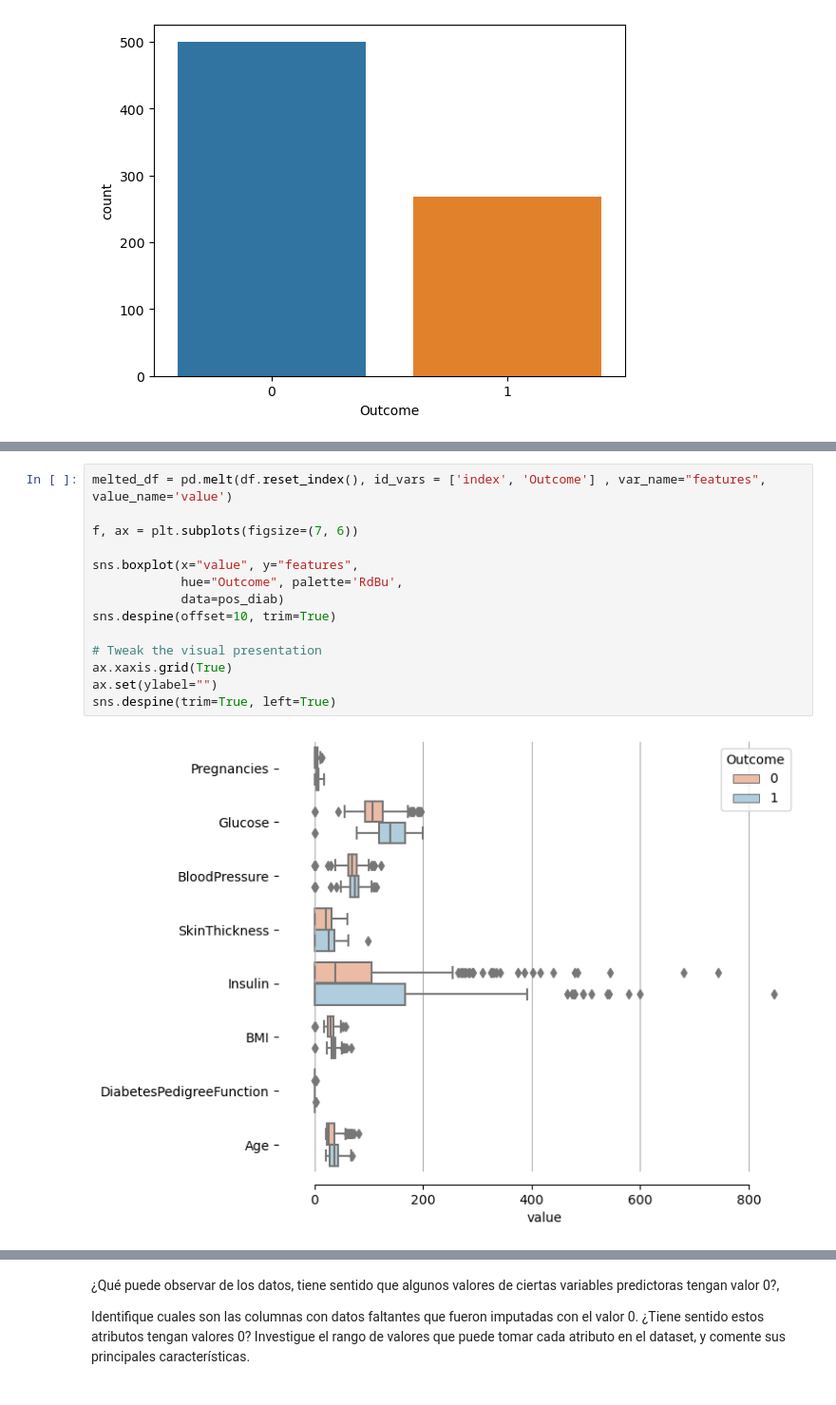
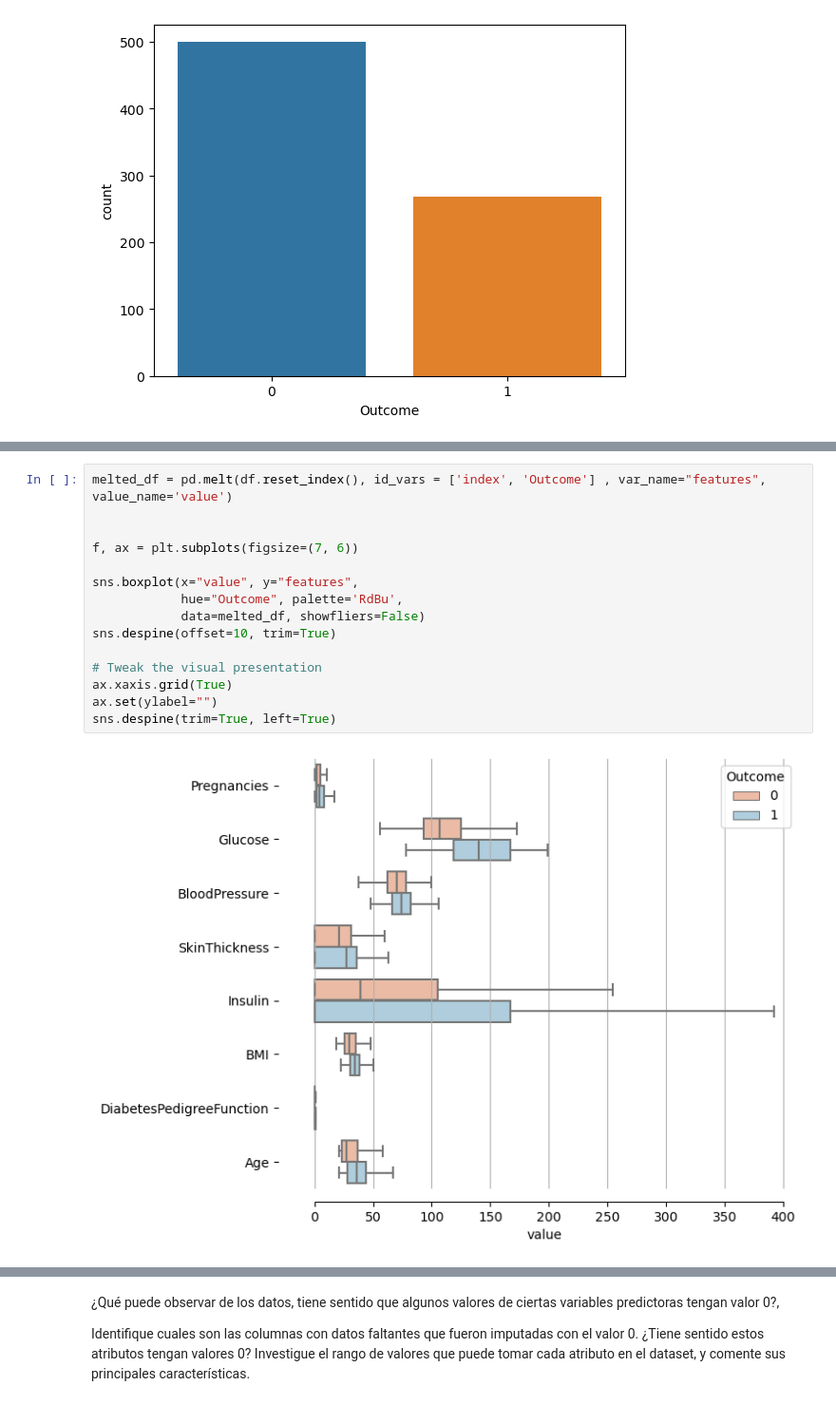
Before and after one commit to FabianCastellano/inf395_hw1, a Jupyter notebook: Enunciado_Tarea1.ipynb, the cells around one changed output, grey strips where cells are left out. Shown: that part at 95% size. Saved outputs shown, nothing was run; the diff lists cells and outputs as text.

```diff
--- a/Enunciado_Tarea1.ipynb
+++ b/Enunciado_Tarea1.ipynb
@@ -113,16 +80,17 @@ pd.melt(df.reset_index()[df['Outcome'] != 0], id_vars = 'index' , var_name="feat
 # %%
 melted_df = pd.melt(df.reset_index(), id_vars = ['index', 'Outcome'] , var_name="features", value_name='value')
+
 
 f, ax = plt.subplots(figsize=(7, 6))
 
 sns.boxplot(x="value", y="features",
             hue="Outcome", palette='RdBu',
-            data=pos_diab)
+            data=melted_df, showfliers=False)
 sns.despine(offset=10, trim=True)
 
 # Tweak the visual presentation
 ax.xaxis.grid(True)
 ax.set(ylabel="")
 sns.despine(trim=True, left=True)
 # %% [output]
-[figure, old version]
+[figure, new version]
```
Also changed, not shown: parts of 5 cells of this notebook.
